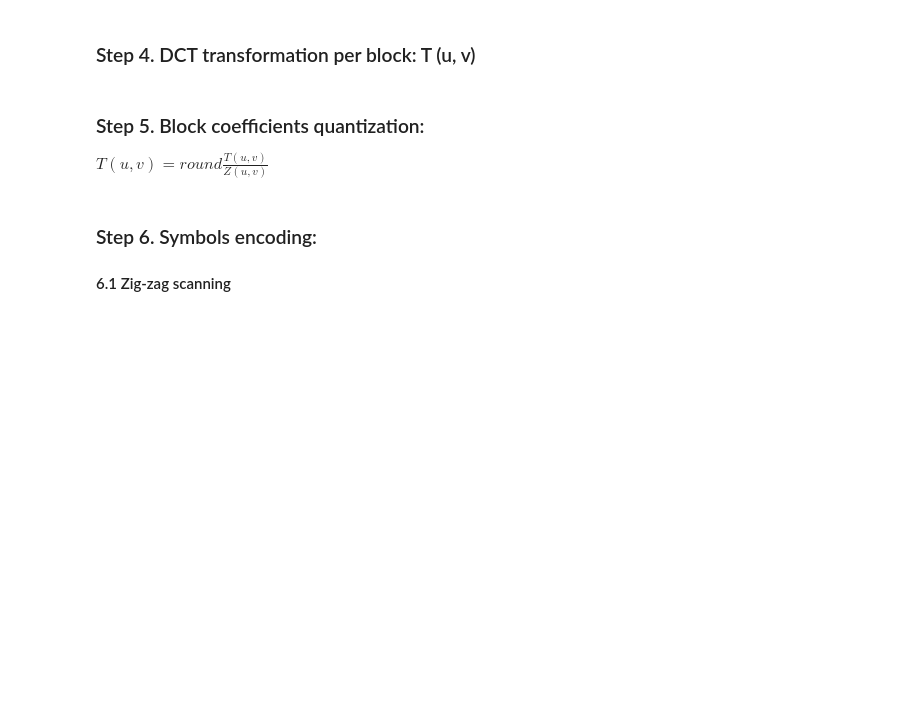
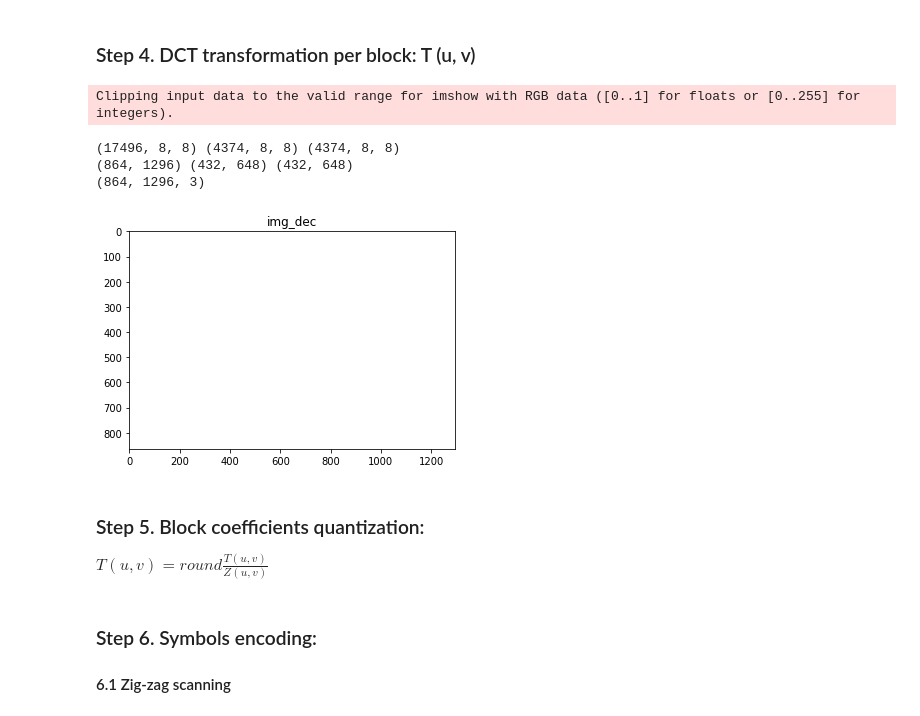
Before and after one commit to partizanos/advanced_image_processing, a Jupyter notebook: AEI_tp4_1.ipynb, the cells around one changed output. Cells and saved outputs as stored; diff of their text form; code cells hidden in the pictures; blank space fills up the shorter version.

```diff
--- a/AEI_tp4_1.ipynb
+++ b/AEI_tp4_1.ipynb
@@ -246,33 +246,41 @@ NameError: ignored
 # %%
 # TODO aply and inverse image should be same MSE =10** -10
 def dct_2d(y, cb, cr):
   y = fftpack.dct(fftpack.dct(y.T, norm='ortho').T, norm='ortho')
   cb = fftpack.dct(fftpack.dct(cb.T, norm='ortho').T, norm='ortho')
   cr = fftpack.dct(fftpack.dct(cr.T, norm='ortho').T, norm='ortho')
   return y, cb, cr
 
-def ict_2d(image):
+def idct_2d(y, cb, cr):
   y = fftpack.idct(fftpack.idct(y.T, norm='ortho').T, norm='ortho')
   cb = fftpack.idct(fftpack.idct(cb.T, norm='ortho').T, norm='ortho')
   cr = fftpack.idct(fftpack.idct(cr.T, norm='ortho').T, norm='ortho')
   return y, cb, cr
 
 
 
 # encoding
 img_enc  = rgb2ycbcr(im)
 y, cb, cr = downsample(img_enc)
 y, cb, cr= img_2_block(y, cb, cr, (max_M, max_N ) )
 y, cb, cr= global_mean_reduce(y,cb,cr)
 y, cb, cr = dct_2d(y, cb, cr)
 
 # decoding
-  y, cb, cr  = ict_2d(y, cb, cr )
-y, cb, cr=extract_colors(image)
+y, cb, cr  = idct_2d(y, cb, cr )
+print(y.shape, cb.shape, cr.shape)
 y, cb, cr= global_mean_add(y,cb,cr)
 y, cb, cr = block_2_img(y, cb, cr)
+print(y.shape, cb.shape, cr.shape)
 img_dec = upsample(y, cb, cr )
-plt.imshow(ups);  plt.title("img_dec"); plt.show()
+print(img_dec.shape)
+plt.imshow(img_dec);  plt.title("img_dec"); plt.show()
+# %% [output]
+Clipping input data to the valid range for imshow with RGB data ([0..1] for floats or [0..255] for integers).
+(17496, 8, 8) (4374, 8, 8) (4374, 8, 8)
+(864, 1296) (432, 648) (432, 648)
+(864, 1296, 3)
+[figure, added]
 # %% [markdown]
 ### Step 5. Block coefficients quantization:
 
```
Also changed, not shown: parts of 1 cell of this notebook.
